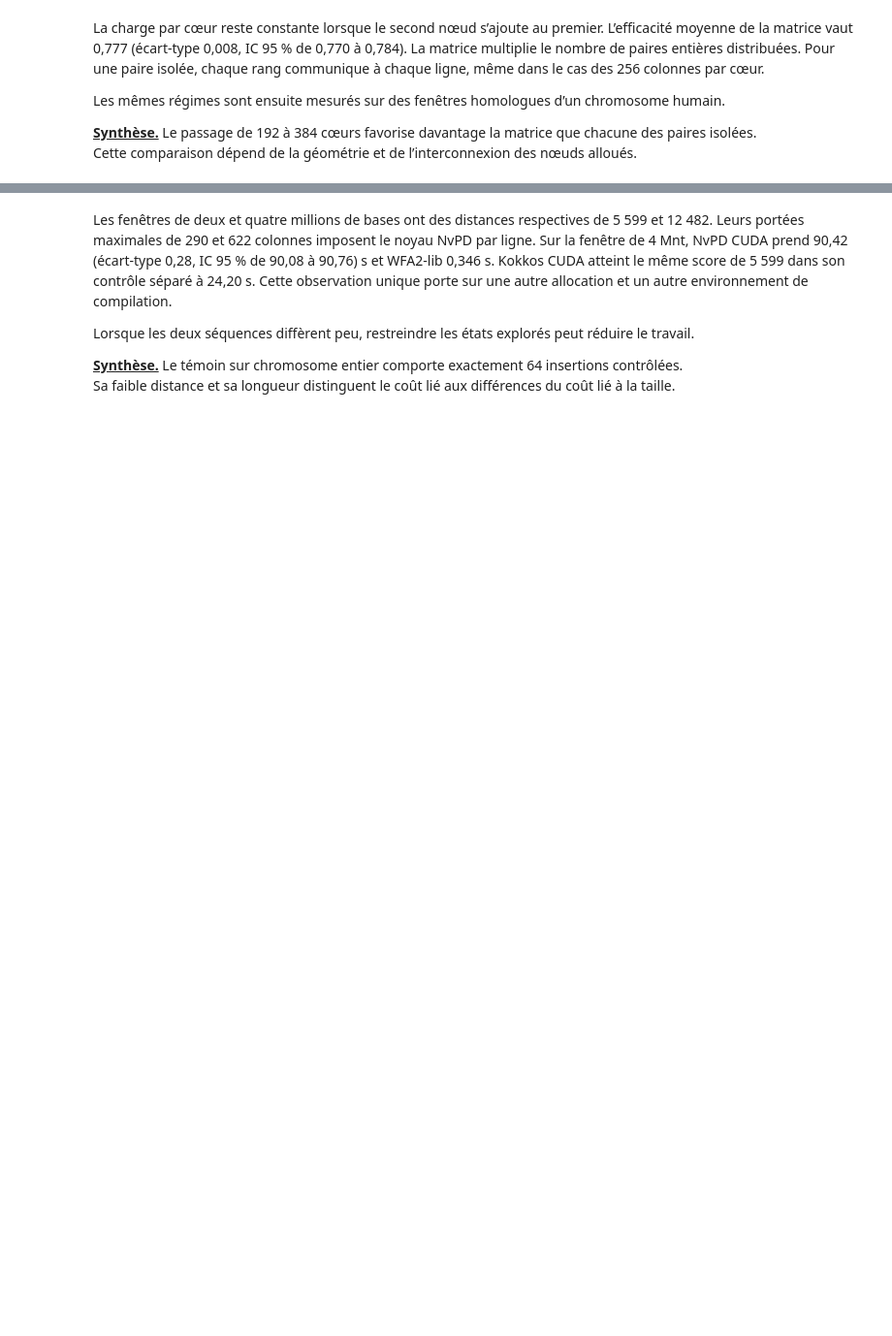
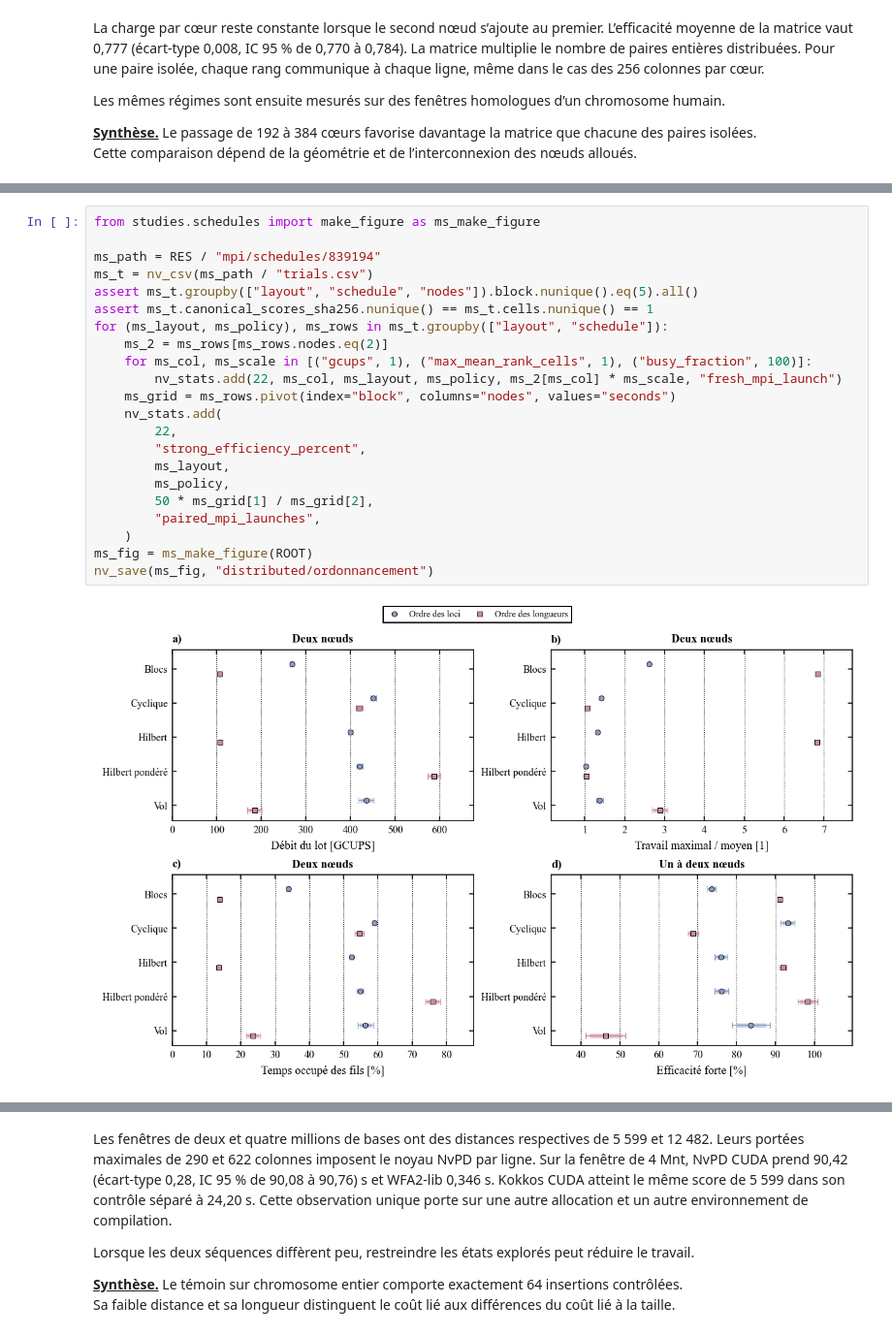
Before and after one commit to wolf75222/nvpd-edit-distance, a Jupyter notebook: notebooks/profil_nvpd.ipynb, the cells around one changed output, grey strips where cells are left out. Shown at 97% size. Drawn from its saved outputs; the diff is of its cells as text; blank space fills up the shorter version.

```diff
--- a/notebooks/profil_nvpd.ipynb
+++ b/notebooks/profil_nvpd.ipynb
@@ -1890,0 +2075,24 @@ Le coût des appels et l’espace de travail peuvent ensuite être étudiés sur
+# %%
+from studies.schedules import make_figure as ms_make_figure
+
+ms_path = RES / "mpi/schedules/839194"
+ms_t = nv_csv(ms_path / "trials.csv")
+assert ms_t.groupby(["layout", "schedule", "nodes"]).block.nunique().eq(5).all()
+assert ms_t.canonical_scores_sha256.nunique() == ms_t.cells.nunique() == 1
+for (ms_layout, ms_policy), ms_rows in ms_t.groupby(["layout", "schedule"]):
+    ms_2 = ms_rows[ms_rows.nodes.eq(2)]
+    for ms_col, ms_scale in [("gcups", 1), ("max_mean_rank_cells", 1), ("busy_fraction", 100)]:
+        nv_stats.add(22, ms_col, ms_layout, ms_policy, ms_2[ms_col] * ms_scale, "fresh_mpi_launch")
+    ms_grid = ms_rows.pivot(index="block", columns="nodes", values="seconds")
+    nv_stats.add(
+        22,
+        "strong_efficiency_percent",
+        ms_layout,
+        ms_policy,
+        50 * ms_grid[1] / ms_grid[2],
+        "paired_mpi_launches",
+    )
+ms_fig = ms_make_figure(ROOT)
+nv_save(ms_fig, "distributed/ordonnancement")
+# %% [output]
+[figure, added]
```
Also changed, not shown: parts of 155 cells of this notebook, 30 other files.
